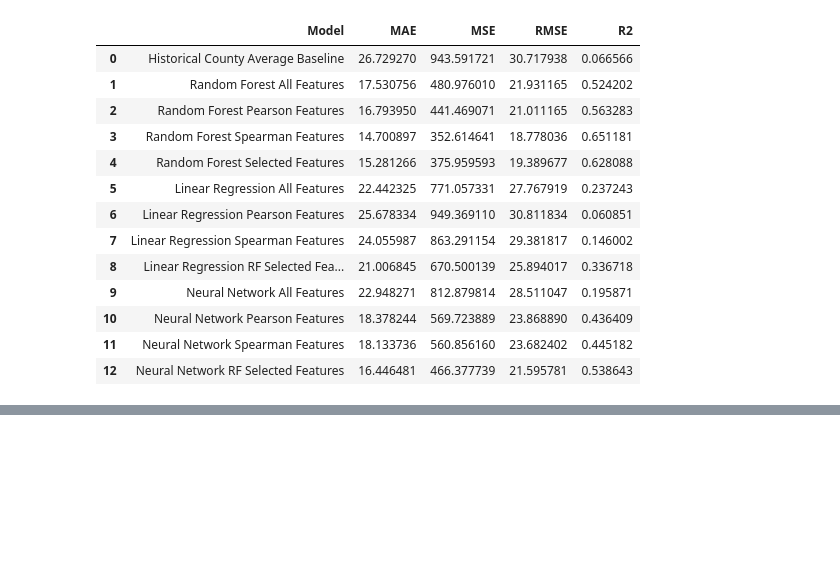
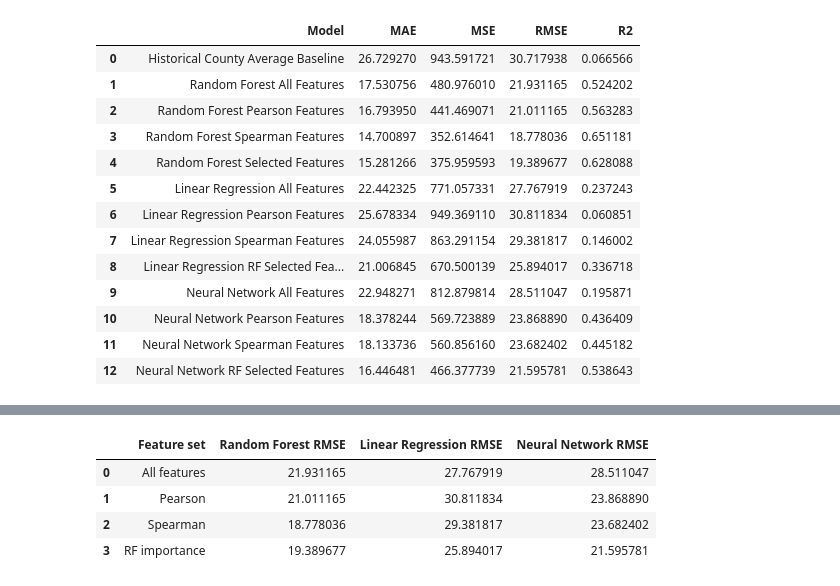
Before and after one commit to JTRIII/corn-yield-thesis, a Jupyter notebook: notebooks/06_model_evaluation_and_final_results.ipynb, the cells around one changed output, grey strips where cells are left out. Saved outputs shown, nothing was run; the diff lists cells and outputs as text; code cells hidden in the pictures; blank space fills up the shorter version.

```diff
--- a/notebooks/06_model_evaluation_and_final_results.ipynb
+++ b/notebooks/06_model_evaluation_and_final_results.ipynb
@@ -1676,0 +1709,35 @@ model_comparison
+# %%
+feature_set_comparison = pd.DataFrame({
+    "Feature set": [
+        "All features",
+        "Pearson",
+        "Spearman",
+        "RF importance"
+    ],
+    "Random Forest RMSE": [
+        rf_all_rmse,
+        rf_pearson_rmse,
+        rf_spearman_rmse,
+        rf_selected_rmse
+    ],
+    "Linear Regression RMSE": [
+        lr_all_rmse,
+        lr_pearson_rmse,
+        lr_spearman_rmse,
+        lr_selected_rmse
+    ],
+    "Neural Network RMSE": [
+        nn_all_rmse,
+        nn_pearson_rmse,
+        nn_spearman_rmse,
+        nn_selected_rmse
+    ]
+})
+
+feature_set_comparison
+# %% [output]
+|  | Feature set | Random Forest RMSE | Linear Regression RMSE | Neural Network RMSE |
+| 0 | All features | 21.931165 | 27.767919 | 28.511047 |
+| 1 | Pearson | 21.011165 | 30.811834 | 23.868890 |
+| 2 | Spearman | 18.778036 | 29.381817 | 23.682402 |
+| 3 | RF importance | 19.389677 | 25.894017 | 21.595781 |
```
Also changed, not shown: parts of 3 cells of this notebook.
